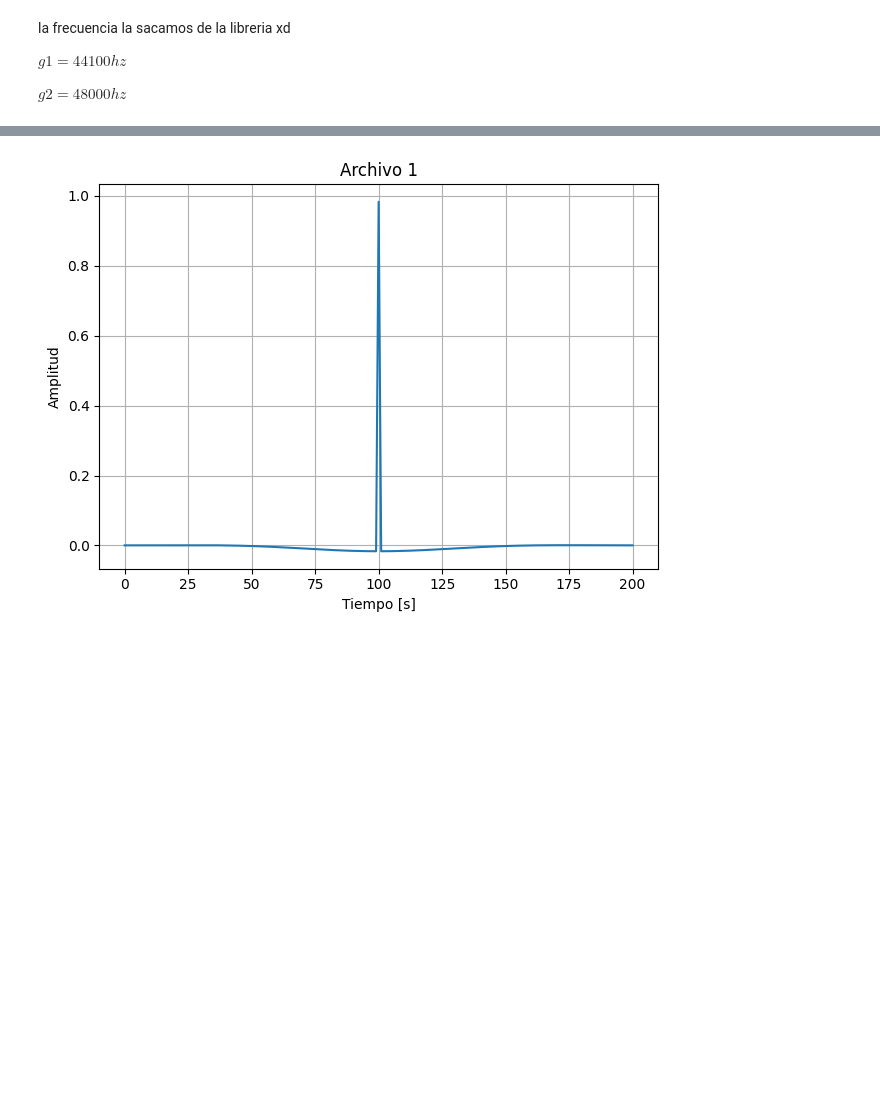
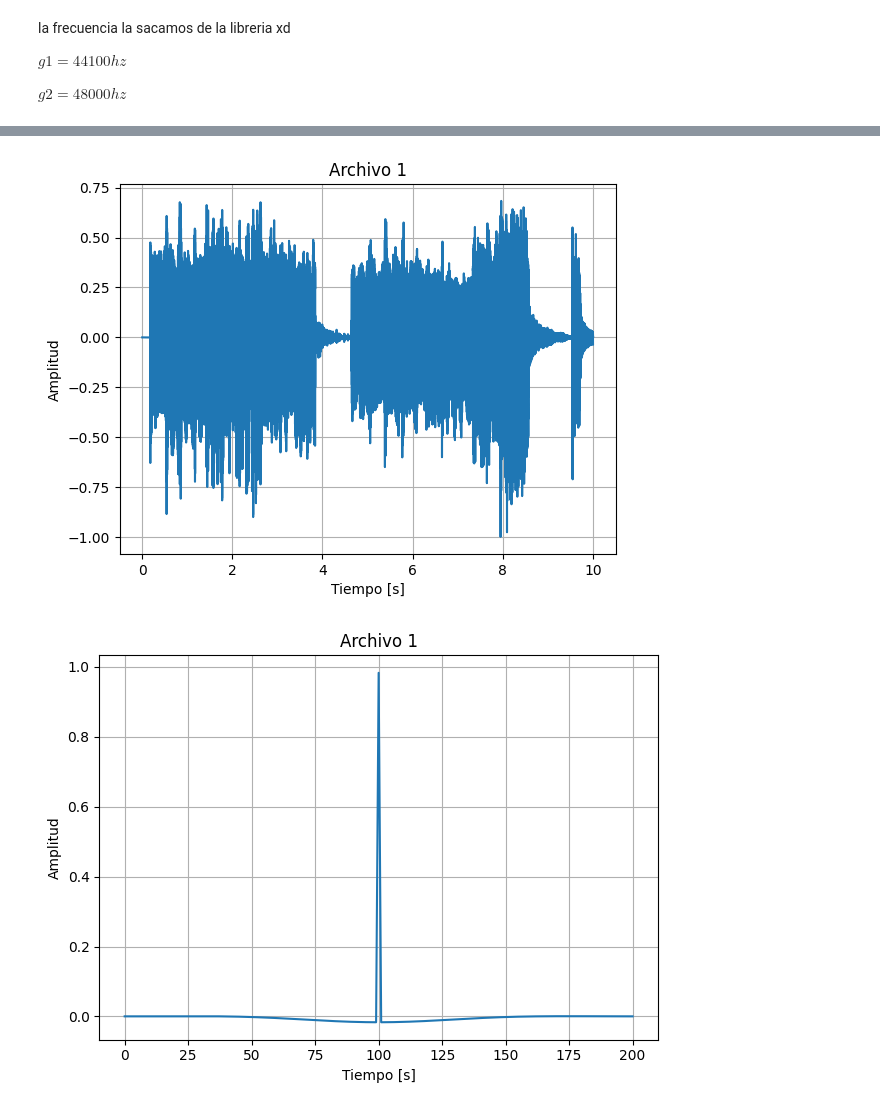
Before and after one commit to felifern/SENIALES, a Jupyter notebook: tp.ipynb, the cells around one changed output, grey strips where cells are left out. Saved outputs shown, nothing was run; the diff lists cells and outputs as text; code cells hidden in the pictures; blank space fills up the shorter version.

```diff
--- a/tp.ipynb
+++ b/tp.ipynb
@@ -131,30 +137,38 @@ print(1/(((end2 - start2)/44100)/7), 'hz')
 # %%
 
 respuesta1 = np.loadtxt("respuesta_impulso_1.txt")
 n = np.arange(len(respuesta1))
 y = np.convolve(data1, respuesta1, mode='full')  # 'full' es la convolución completa
 
 
 # Normalizar la señal para evitar saturación
 y_norm = y / np.max(np.abs(y))  # Normaliza entre -1 y 1
 y_int16 = np.int16(y_norm * 32767)  # Convierte a int16
-
+ylen = np.arange(len(y))/fs1
 # Guardar como archivo WAV (usa la misma frecuencia de muestreo que el original)
 wavfile.write("convolucion_resultado1_imp1.wav", fs1, y_int16)
 
+
+plt.figure()
+plt.plot(ylen, y_norm)
+plt.title("Archivo 1")
+plt.xlabel("Tiempo [s]")
+plt.ylabel("Amplitud")
+plt.grid(True)
 
 plt.figure()
 plt.plot(n, respuesta1)
 plt.title("Archivo 1")
 plt.xlabel("Tiempo [s]")
 plt.ylabel("Amplitud")
 plt.grid(True)
 
 
 plt.tight_layout()
 plt.show()
 # %% [output]
-[figure, old version]
+[figure, new version]
+[figure, added]
 # %%
 z = np.convolve(data2, respuesta1, mode='full')  # 'full' es la convolución completa
 
```
Also changed, not shown: parts of 6 cells of this notebook.
